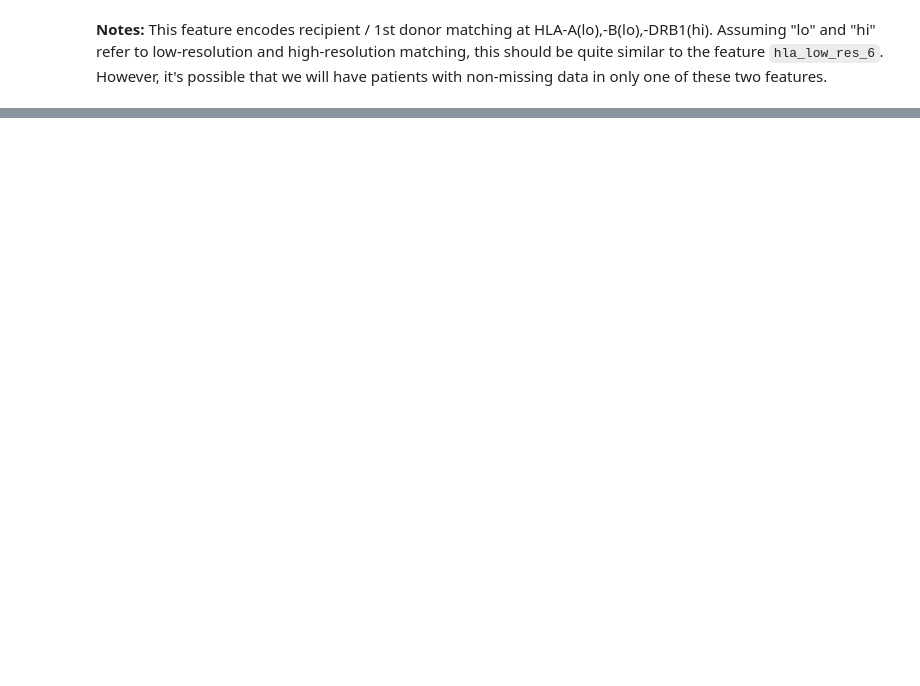
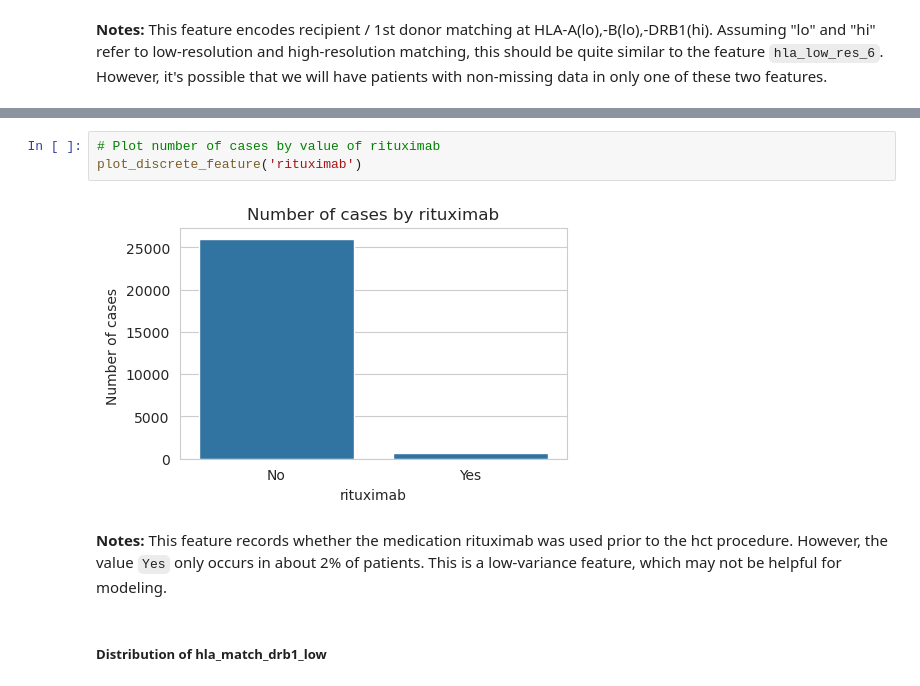
Before and after one commit to RuiboZhang98/CIBMTR_post_hct_survival, a Jupyter notebook: notebooks/univariate_distributions.ipynb, the cells around one changed output, grey strips where cells are left out. Cells and saved outputs as stored; diff of their text form; blank space fills up the shorter version.

```diff
--- a/notebooks/univariate_distributions.ipynb
+++ b/notebooks/univariate_distributions.ipynb
@@ -326,0 +588,9 @@ plot_discrete_feature('hla_nmdp_6')
+# %%
+# Plot number of cases by value of rituximab
+plot_discrete_feature('rituximab')
+# %% [output]
+[figure, added]
+# %% [markdown]
+**Notes:** This feature records whether the medication rituximab was used prior to the hct procedure. However, the value `Yes` only occurs in about 2% of patients. This is a low-variance feature, which may not be helpful for modeling.
+# %% [markdown]
+##### Distribution of hla_match_drb1_low
```
Also changed, not shown: parts of 171 cells of this notebook.
